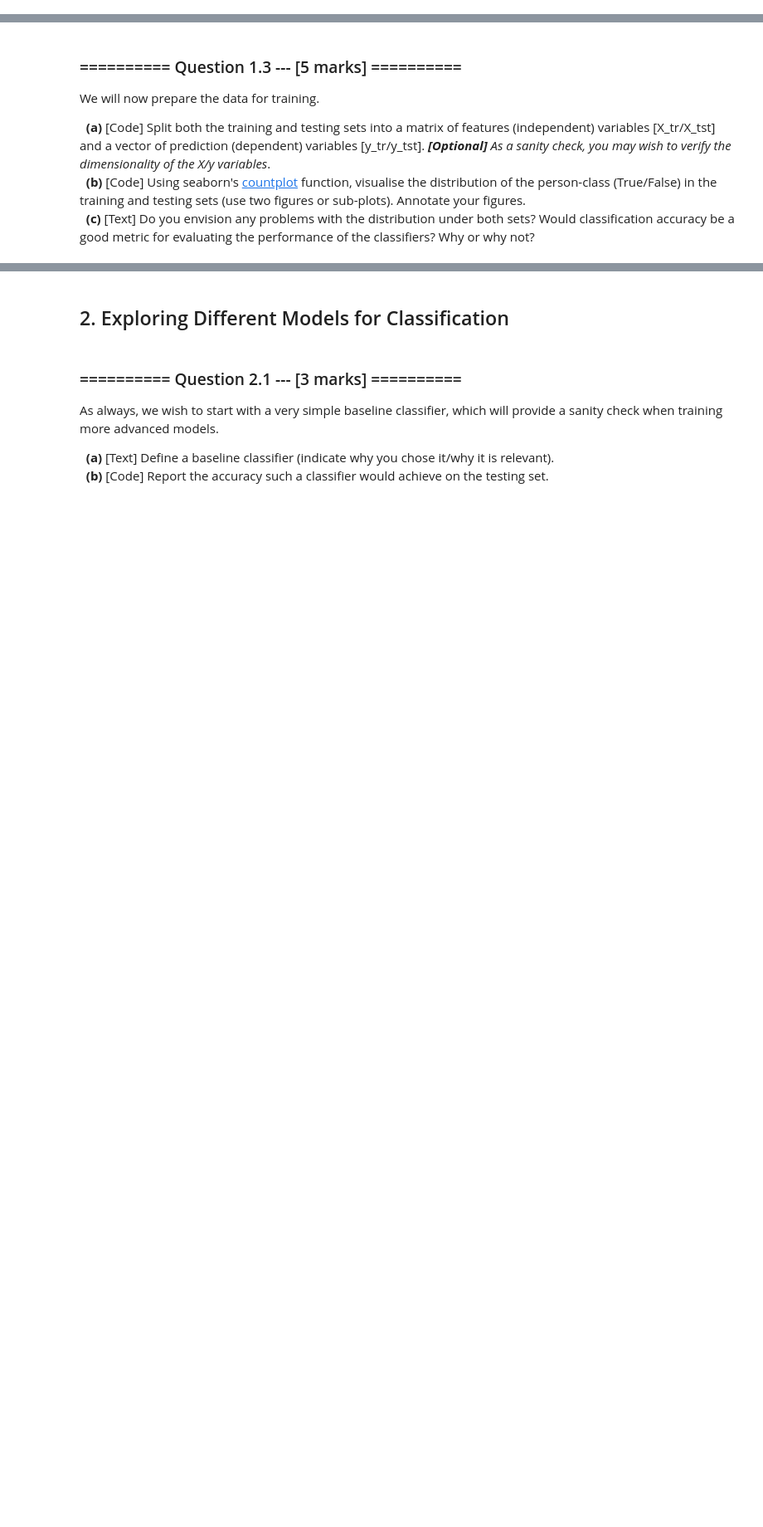
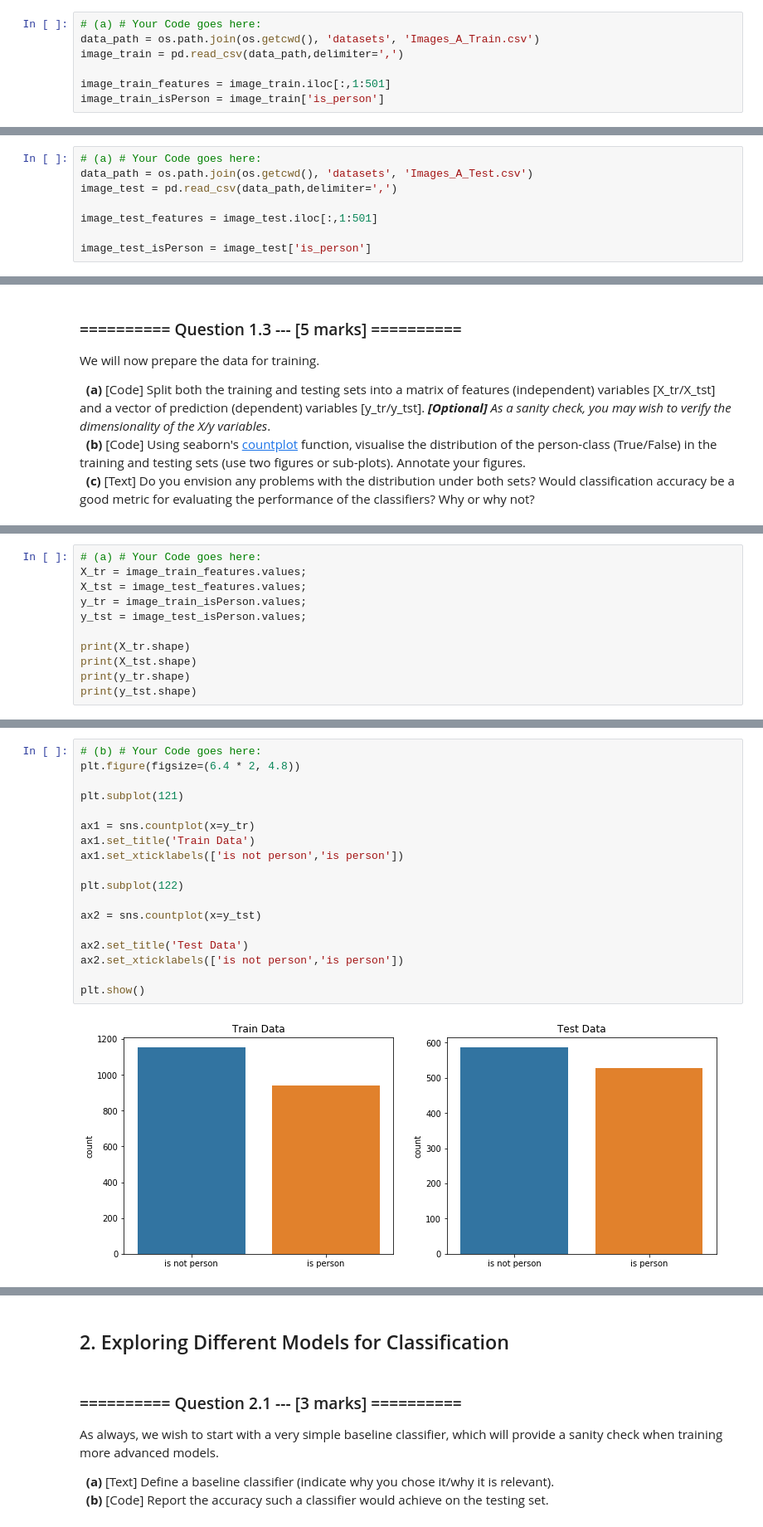
Before and after one commit to LewisLauYang/IAML2018, a Jupyter notebook: Assignments/03_A_ObjectRecognition.ipynb, the cells around one changed output, grey strips where cells are left out. Shown at 83% size. Cells and saved outputs as stored; diff of their text form; blank space fills up the shorter version.

```diff
--- a/Assignments/03_A_ObjectRecognition.ipynb
+++ b/Assignments/03_A_ObjectRecognition.ipynb
@@ -136,0 +144,7 @@ data_path = os.getw
+# %%
+# (a) # Your Code goes here:
+data_path = os.path.join(os.getcwd(), 'datasets', 'Images_A_Train.csv')
+image_train = pd.read_csv(data_path,delimiter=',')
+
+image_train_features = image_train.iloc[:,1:501]
+image_train_isPerson = image_train['is_person']
@@ -150,0 +198,8 @@ Now we will prepare the testing set in a similar manner.
+# %%
+# (a) # Your Code goes here:
+data_path = os.path.join(os.getcwd(), 'datasets', 'Images_A_Test.csv')
+image_test = pd.read_csv(data_path,delimiter=',')
+
+image_test_features = image_test.iloc[:,1:501]
+
+image_test_isPerson = image_test['is_person']
@@ -164,0 +250,11 @@ We will now prepare the data for training.
+# %%
+# (a) # Your Code goes here:
+X_tr = image_train_features.values;
+X_tst = image_test_features.values;
+y_tr = image_train_isPerson.values;
+y_tst = image_test_isPerson.values;
+
+print(X_tr.shape)
+print(X_tst.shape)
+print(y_tr.shape)
+print(y_tst.shape)
@@ -164,0 +266,20 @@ We will now prepare the data for training.
+# %%
+# (b) # Your Code goes here:
+plt.figure(figsize=(6.4 * 2, 4.8))
+
+plt.subplot(121)
+
+ax1 = sns.countplot(x=y_tr)
+ax1.set_title('Train Data')
+ax1.set_xticklabels(['is not person','is person'])
+
+plt.subplot(122)
+
+ax2 = sns.countplot(x=y_tst)
+
+ax2.set_title('Test Data')
+ax2.set_xticklabels(['is not person','is person'])
+
+plt.show()
+# %% [output]
+[figure, added]
```
Also changed, not shown: parts of 71 cells of this notebook, 9 other files.
